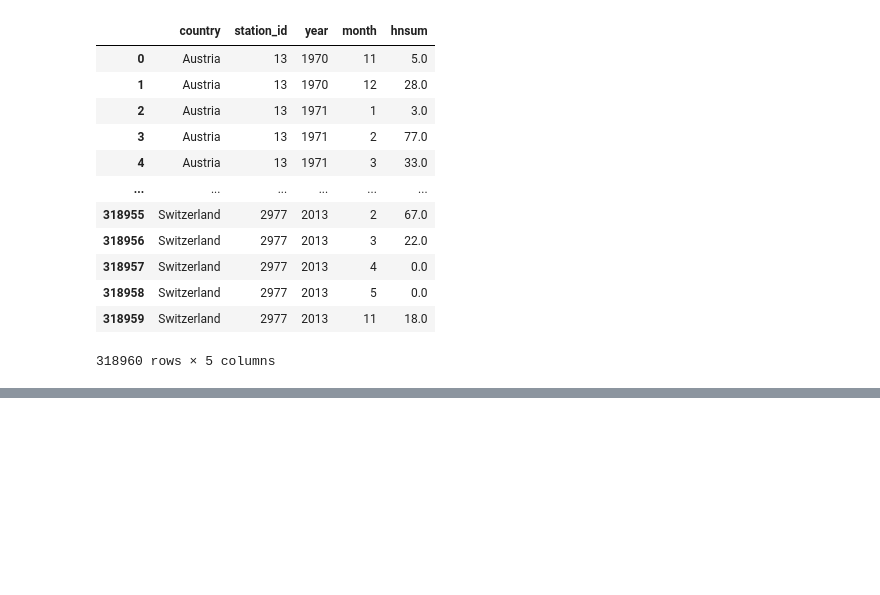
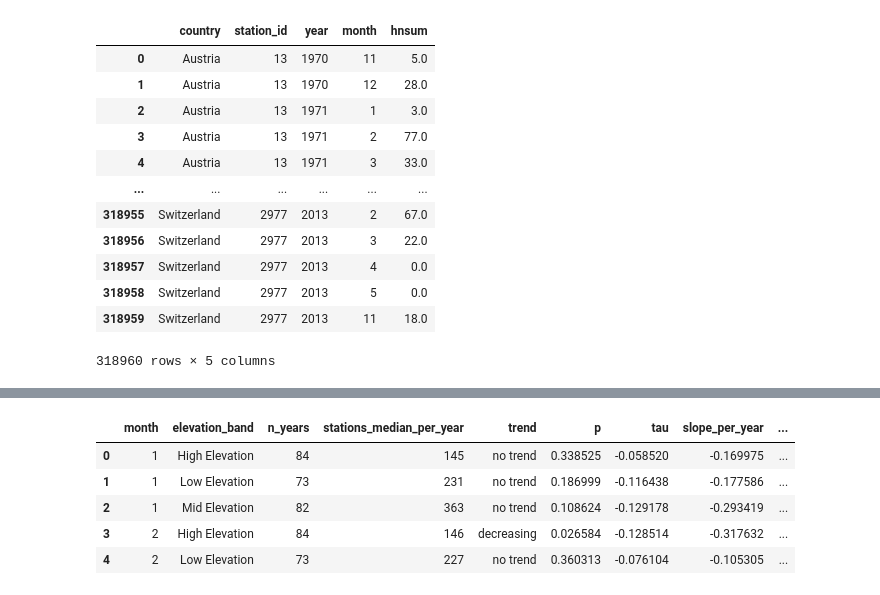
Before and after one commit to Mitch-P-Analyst/Europe_Snowpack_Depths, a Jupyter notebook: Notebooks/03_Statistical_Testing.ipynb, the cells around one changed output, grey strips where cells are left out. Drawn from its saved outputs; the diff is of its cells as text; code cells hidden in the pictures; blank space fills up the shorter version.

```diff
--- a/Notebooks/03_Statistical_Testing.ipynb
+++ b/Notebooks/03_Statistical_Testing.ipynb
@@ -893,0 +637,89 @@ plt.show()
+# %%
+
+#1 ) Build an Elevation Band aggregate series (mean across stations that year for all Elevation Bands)
+cm_elevation = (snow_recordings
+                .groupby(['year','month','elevation_band'])
+                .agg(
+                    n_stations=('station_id','nunique'),
+                    hn_mean=('hnsum','mean')
+                    )
+                .reset_index()
+                )
+
+# Filter for Number of Stations threshold requirement
+cm_elevation = cm_elevation[cm_elevation['n_stations'] >= MIN_STATIONS_PER_YEAR]
+
+# 2) Build MK Test function for Elevation
+
+def mk_elevation(group_df: pd.DataFrame) -> pd.Series:
+    """
+    Run MK on one elevation band series of yearly values.
+
+    Expect group_df to have at least: 'year' , 'hn_mean'
+    """
+
+    # 1) Sort by year and build the time series
+    group_df = group_df.sort_values('year')
+    y = group_df['hn_mean'].astype(float).to_numpy()
+    mask = np.isfinite(y)          # <— True where y is a real number; False for NaN, +inf, -inf
+    y = y[mask]                    # keep only the “ok” values
+    n_years = len(y)
+
+    # 2) Station coverage summary (if availabile)
+    stations_median = np.nan
+    if 'n_stations' in group_df.columns:
+        stations = group_df.loc[mask, 'n_stations'].to_numpy()
+        if stations.size:
+            stations_median = int(np.median(stations))
+
+    # 3) Too few years? Return an "insufficient" record
+    if n_years < MIN_YEARS:
+        return pd.Series({
+            'n_years': n_years,
+            'stations_median_per_year': stations_median,
+            'p': np.nan,
+            'tau': np.nan,
+            'slope_per_year': np.nan,
+            'slope_per_decade': np.nan,
+            'variant': 'insufficient',
+        })
+
+    # 4) MK (Hamed-Rao) with fallback to original MK
+
+    try:
+        result = mk.hamed_rao_modification_test(y)
+        variant = 'hamed_rao'
+    except Exception:
+        result = mk.original_test(y)
+        variant = 'original'
+
+    # 5) Assubme result row for this test (Elevation Band)
+    return pd.Series({
+        'n_years': n_years,
+        'stations_median_per_year': stations_median,
+        'trend':result.trend,
+        'p': result.p,
+        'tau': result.Tau,
+        'slope_per_year': result.slope,          # cm/year
+        'slope_per_decade': result.slope * 10,   # cm/decade
+        'variant': variant,
+    })
+
+elevation_macro = (
+    cm_elevation.groupby(['month','elevation_band'], group_keys= False)
+    .apply(mk_elevation)
+    .reset_index()
+)
+
+try:
+    elevation_macro_path = REPO_ROOT / 'Data/Cleaned/Tests/avg_elevation_month_trends.csv'
+    elevation_macro.to_csv(elevation_macro_path)
+    if elevation_macro_path.exists():
+        print(f'Average Snowpack Depth Trend Per Elevation Band & Month : {elevation_macro_path.name} \n'
+              f'Dataframe Exported To: {elevation_macro_path} \n')
+except Exception as e:
+    print('Dataframe Failed to Export \n')
+
+print('Dataframe Preview: \n')
+elevation_macro.head(5)
+# %% [output]
@@ -893,0 +730,6 @@ plt.show()
+|  | month | elevation_band | n_years | stations_median_per_year | trend | p | tau | slope_per_year | ... |
+| 0 | 1 | High Elevation | 84 | 145 | no trend | 0.338525 | -0.058520 | -0.169975 | ... |
+| 1 | 1 | Low Elevation | 73 | 231 | no trend | 0.186999 | -0.116438 | -0.177586 | ... |
+| 2 | 1 | Mid Elevation | 82 | 363 | no trend | 0.108624 | -0.129178 | -0.293419 | ... |
+| 3 | 2 | High Elevation | 84 | 146 | decreasing | 0.026584 | -0.128514 | -0.317632 | ... |
+| 4 | 2 | Low Elevation | 73 | 227 | no trend | 0.360313 | -0.076104 | -0.105305 | ... |
```
Also changed, not shown: parts of 58 cells of this notebook, 7 other files.
